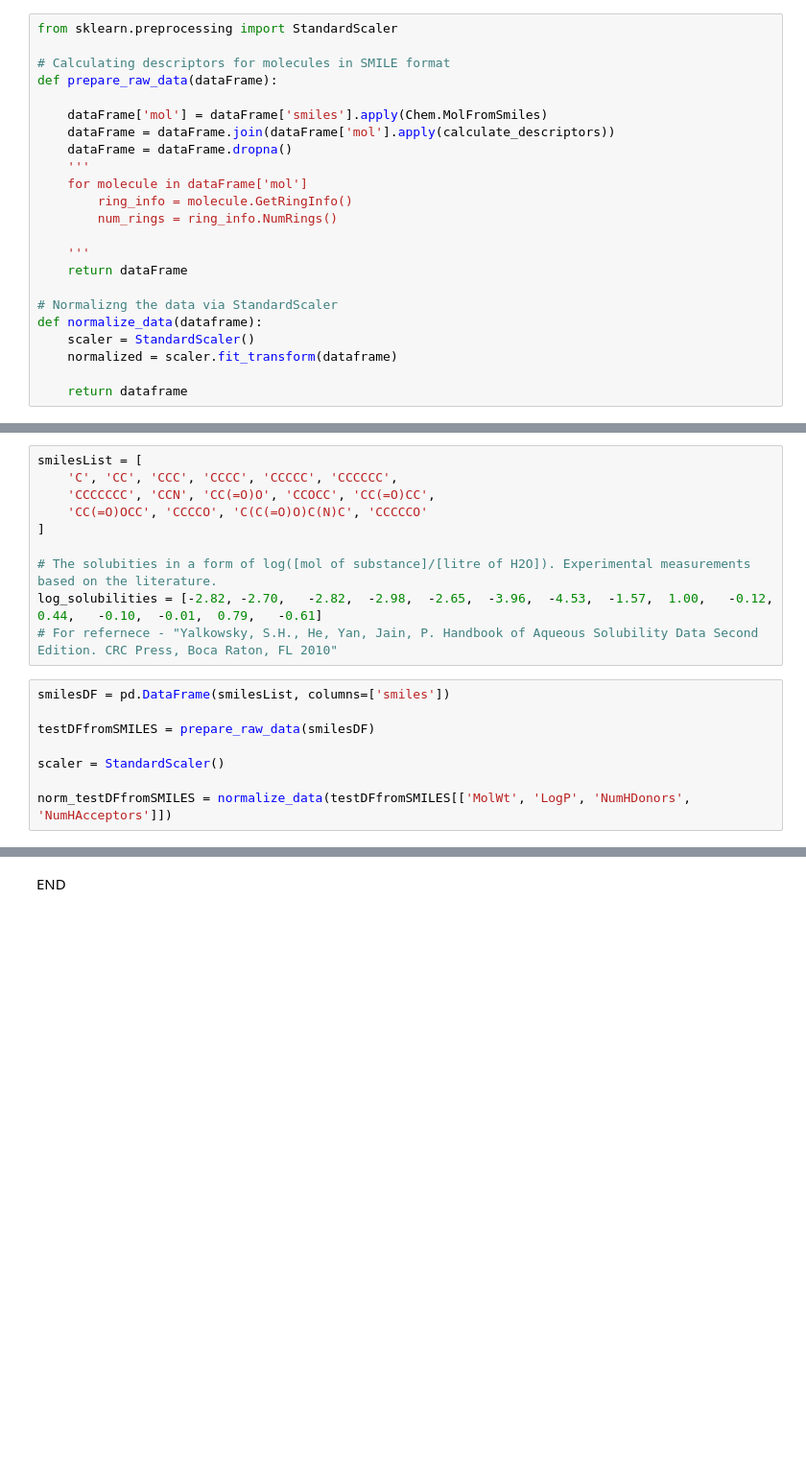
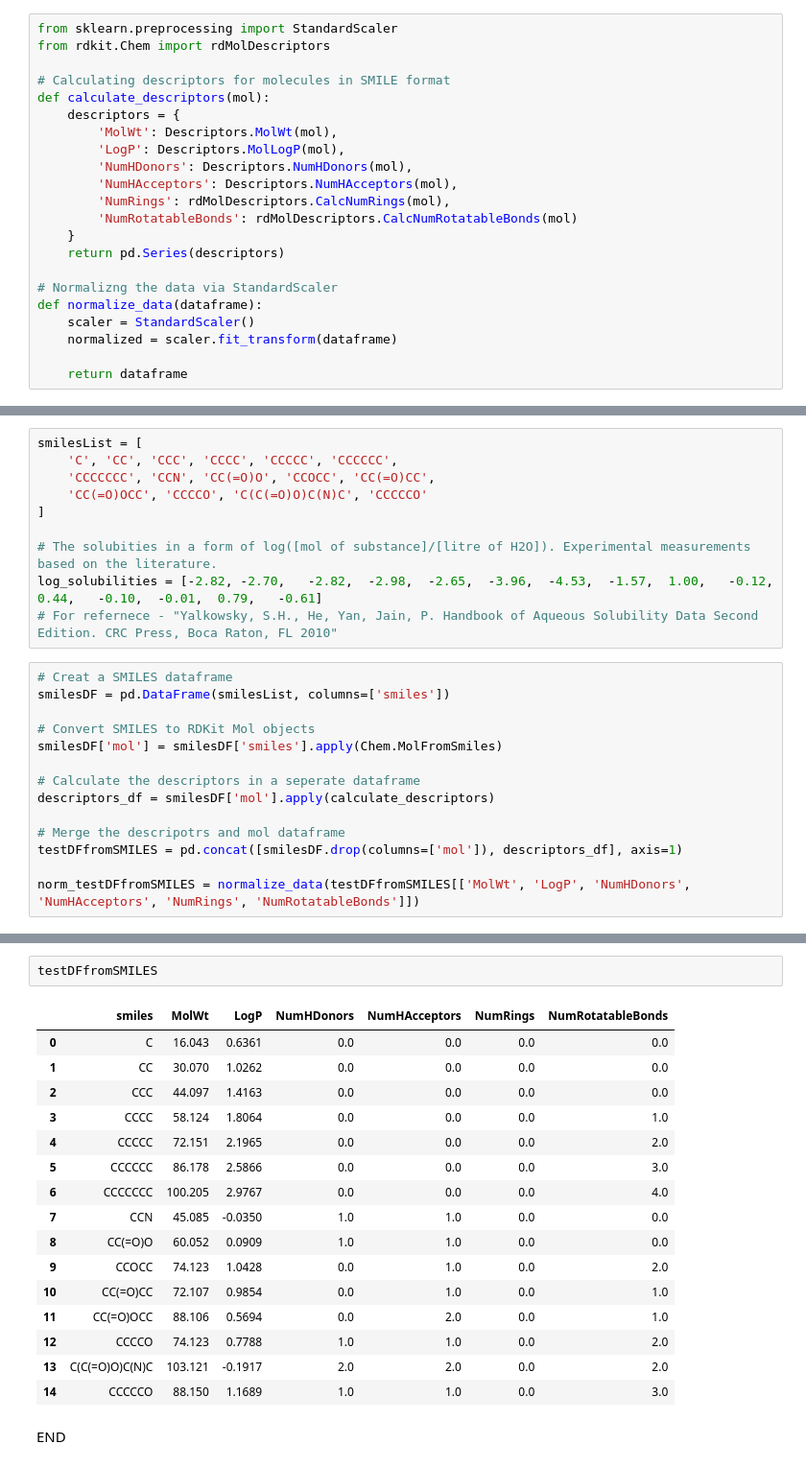
Before and after one commit to JoozG/ml-case-studies, a Jupyter notebook: SolubilityPredictor.ipynb, the cells around one changed output, grey strips where cells are left out. Shown at 96% size. Drawn from its saved outputs; the diff is of its cells as text; blank space fills up the shorter version.

```diff
--- a/SolubilityPredictor.ipynb
+++ b/SolubilityPredictor.ipynb
@@ -218,20 +161,19 @@ R² Score: 0.7231553531823041
 #Section 3 - Predictions based on SMILES format
 # %%
 from sklearn.preprocessing import StandardScaler
+from rdkit.Chem import rdMolDescriptors
 
 # Calculating descriptors for molecules in SMILE format
-def prepare_raw_data(dataFrame):
-
-    dataFrame['mol'] = dataFrame['smiles'].apply(Chem.MolFromSmiles)
-    dataFrame = dataFrame.join(dataFrame['mol'].apply(calculate_descriptors))
-    dataFrame = dataFrame.dropna()
-    '''
-    for molecule in dataFrame['mol']
-        ring_info = molecule.GetRingInfo()
-        num_rings = ring_info.NumRings()
-
-    '''
-    return dataFrame
+def calculate_descriptors(mol):
+    descriptors = {
+        'MolWt': Descriptors.MolWt(mol),
+        'LogP': Descriptors.MolLogP(mol),
+        'NumHDonors': Descriptors.NumHDonors(mol),
+        'NumHAcceptors': Descriptors.NumHAcceptors(mol),
+        'NumRings': rdMolDescriptors.CalcNumRings(mol),
+        'NumRotatableBonds': rdMolDescriptors.CalcNumRotatableBonds(mol)
+    }
+    return pd.Series(descriptors)
 
 # Normalizng the data via StandardScaler
 def normalize_data(dataframe):
@@ -252,11 +194,17 @@ smilesList = [
 log_solubilities = [-2.82, -2.70,	-2.82,	-2.98,	-2.65,	-3.96,	-4.53,	-1.57,	1.00,	-0.12,	0.44,	-0.10,	-0.01,	0.79,	-0.61]
 # For refernece - "Yalkowsky, S.H., He, Yan, Jain, P. Handbook of Aqueous Solubility Data Second Edition. CRC Press, Boca Raton, FL 2010"
 # %%
+# Creat a SMILES dataframe
 smilesDF = pd.DataFrame(smilesList, columns=['smiles'])
 
-testDFfromSMILES = prepare_raw_data(smilesDF)
+# Convert SMILES to RDKit Mol objects
+smilesDF['mol'] = smilesDF['smiles'].apply(Chem.MolFromSmiles)
 
-scaler = StandardScaler()
+# Calculate the descriptors in a seperate dataframe
+descriptors_df = smilesDF['mol'].apply(calculate_descriptors)
 
-norm_testDFfromSMILES = normalize_data(testDFfromSMILES[['MolWt', 'LogP', 'NumHDonors', 'NumHAcceptors']])
+# Merge the descripotrs and mol dataframe
+testDFfromSMILES = pd.concat([smilesDF.drop(columns=['mol']), descriptors_df], axis=1)
+
+norm_testDFfromSMILES = normalize_data(testDFfromSMILES[['MolWt', 'LogP', 'NumHDonors', 'NumHAcceptors', 'NumRings', 'NumRotatableBonds']])
 # %%
@@ -267,2 +213,21 @@ ValueError: X has 4 features, but MLPRegressor is expecting 7 features as input.
+# %%
+testDFfromSMILES
+# %% [output]
+|  | smiles | MolWt | LogP | NumHDonors | NumHAcceptors | NumRings | NumRotatableBonds |
+| 0 | C | 16.043 | 0.6361 | 0.0 | 0.0 | 0.0 | 0.0 |
+| 1 | CC | 30.070 | 1.0262 | 0.0 | 0.0 | 0.0 | 0.0 |
+| 2 | CCC | 44.097 | 1.4163 | 0.0 | 0.0 | 0.0 | 0.0 |
+| 3 | CCCC | 58.124 | 1.8064 | 0.0 | 0.0 | 0.0 | 1.0 |
+| 4 | CCCCC | 72.151 | 2.1965 | 0.0 | 0.0 | 0.0 | 2.0 |
+| 5 | CCCCCC | 86.178 | 2.5866 | 0.0 | 0.0 | 0.0 | 3.0 |
+| 6 | CCCCCCC | 100.205 | 2.9767 | 0.0 | 0.0 | 0.0 | 4.0 |
+| 7 | CCN | 45.085 | -0.0350 | 1.0 | 1.0 | 0.0 | 0.0 |
+| 8 | CC(=O)O | 60.052 | 0.0909 | 1.0 | 1.0 | 0.0 | 0.0 |
+| 9 | CCOCC | 74.123 | 1.0428 | 0.0 | 1.0 | 0.0 | 2.0 |
+| 10 | CC(=O)CC | 72.107 | 0.9854 | 0.0 | 1.0 | 0.0 | 1.0 |
+| 11 | CC(=O)OCC | 88.106 | 0.5694 | 0.0 | 2.0 | 0.0 | 1.0 |
+| 12 | CCCCO | 74.123 | 0.7788 | 1.0 | 1.0 | 0.0 | 2.0 |
+| 13 | C(C(=O)O)C(N)C | 103.121 | -0.1917 | 2.0 | 2.0 | 0.0 | 2.0 |
+| 14 | CCCCCO | 88.150 | 1.1689 | 1.0 | 1.0 | 0.0 | 3.0 |
 # %% [markdown]
 END
```
Also changed, not shown: parts of 11 cells of this notebook.
